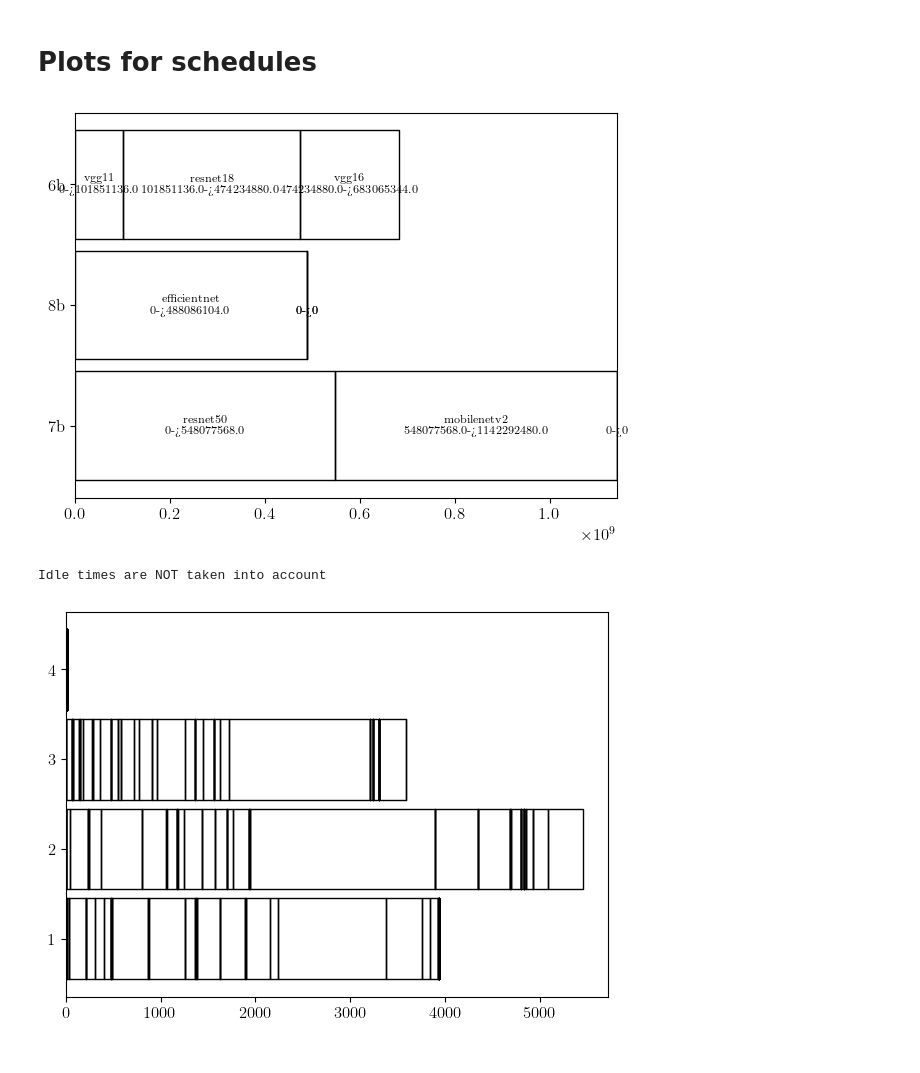
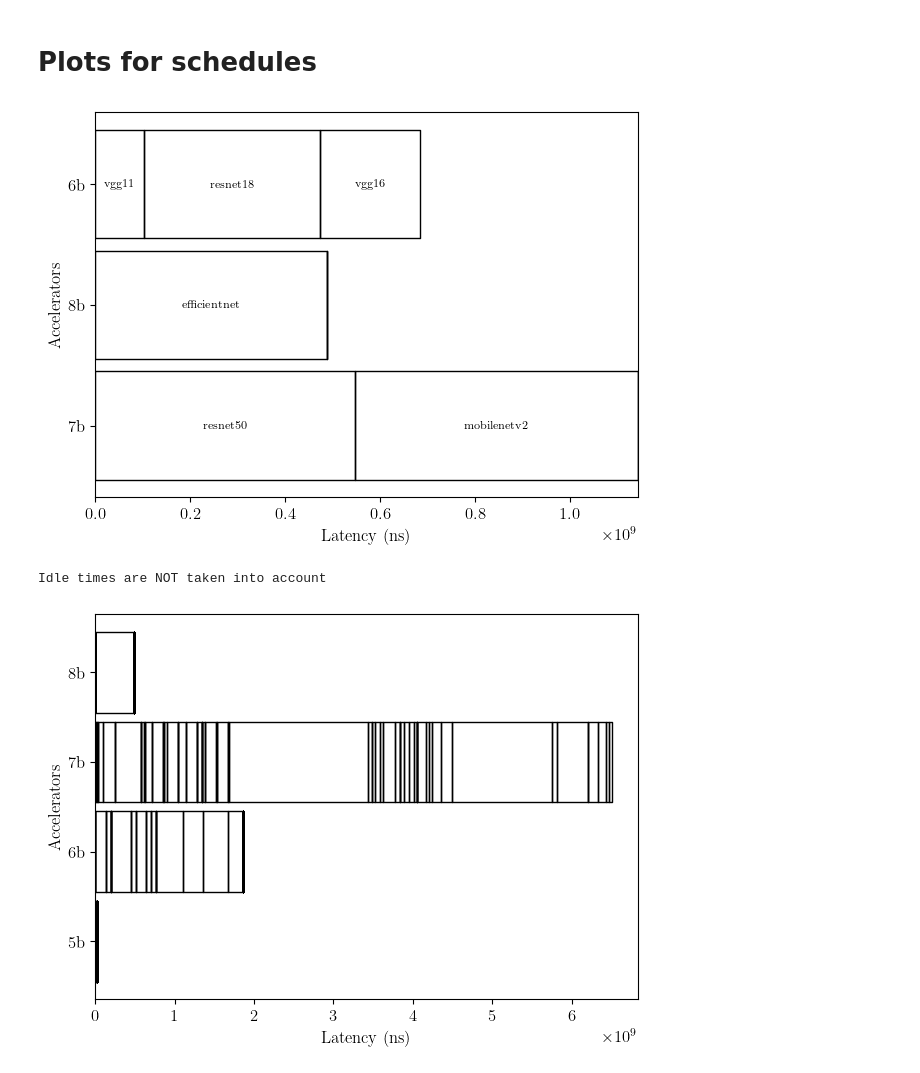
Before and after one commit to crimsonmagick/hetero-accel, a Jupyter notebook: src/evaluation/study_schedules.ipynb, the cells around one changed output. Cells and saved outputs as stored; diff of their text form; code cells hidden in the pictures.

```diff
--- a/src/evaluation/study_schedules.ipynb
+++ b/src/evaluation/study_schedules.ipynb
@@ -259,16 +259,22 @@ for batch_entry in batch_entries:
                             edgecolor='black',)
     # ax.semilogx()
     ax.bar_label(bar_container,
-                 labels=[f'{entry.tag}\n{entry.start}->{entry.end}'
-                          for entry in batch_entry],
+                 # labels=[f'{entry.tag}\n{entry.start}->{entry.end}'
+                 #          for entry in batch_entry],  # DNN names with start -> finish
+                 labels=[entry.tag for entry in batch_entry],  # only DNN names
                  label_type='center',
                  fontsize='x-small',
                  color='black')
+
     left += widths
 
+ax.set_ylabel("Accelerators")
+ax.set_xlabel("Latency (ns)")
 plt.show()
+savefile = 'schedule_dnn.pdf'
+plt.savefig(savefile)#, bbox_inches='tight', pad_inches=0)
 # %% [output]
-[figure, old version]
+[figure, new version]
 # %%
 # %matplotlib inline
 import matplotlib as mpl
@@ -313,35 +319,44 @@ while last_added:
         batch_entries.append(this_batch)
         batch_index += 1
 
+# latency multiplier: ms to ns -> 1e6
+latency_multiplier = 1e6
+
+# accelerator index matching dict
+accels = {4: '8b', 3: '7b', 2: '6b', 1: '5b'}
+
 # build schedule figure
 fig, ax = plt.subplots(figsize=figsize)
 left = np.zeros(len(bin_dict))
 for batch_entry in batch_entries:
-    widths = [entry.end - entry.start for entry in batch_entry]
-    y = [f'{bin}' for bin in bin_dict.keys()]
+    widths = [latency_multiplier * (entry.end - entry.start) for entry in batch_entry]
+    # y = [f'{bin}' for bin in bin_dict.keys()]
+    y = [accels[bin] for bin in bin_dict.keys()]
 
     bar_container = ax.barh(y=y,
                             width=widths,
                             height=0.9,
                             align='center',
                             left=left,
                             joinstyle='round',
                             capstyle='round',
                             fill=False,
                             linewidth=1.0,
                             edgecolor='black',)
     # ax.semilogx()
     # ax.bar_label(bar_container,
     #              labels=[f'{entry.tag}\n{entry.start}->{entry.end}'
     #                       for entry in batch_entry],
     #              label_type='center',
     #              fontsize='x-small',
     #              color='black')
     left += widths
 
 
 print('\033[91m' + 'Idle times are NOT taken into account' + '\033[0m')
+ax.set_ylabel("Accelerators")
+ax.set_xlabel("Latency (ns)")
 plt.show()
 # %% [output]
 Idle times are NOT taken into account
-[figure, old version]
+[figure, new version]
```
Also changed, not shown: parts of 6 cells of this notebook, 7 other files.
